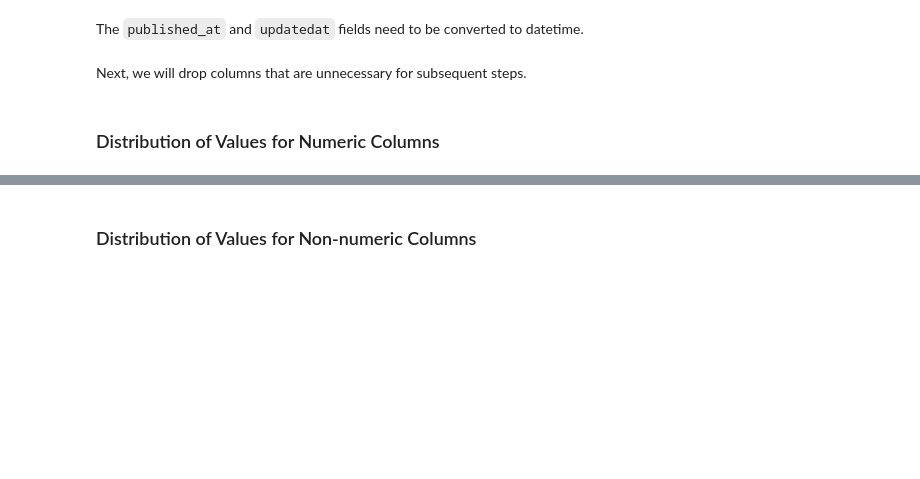
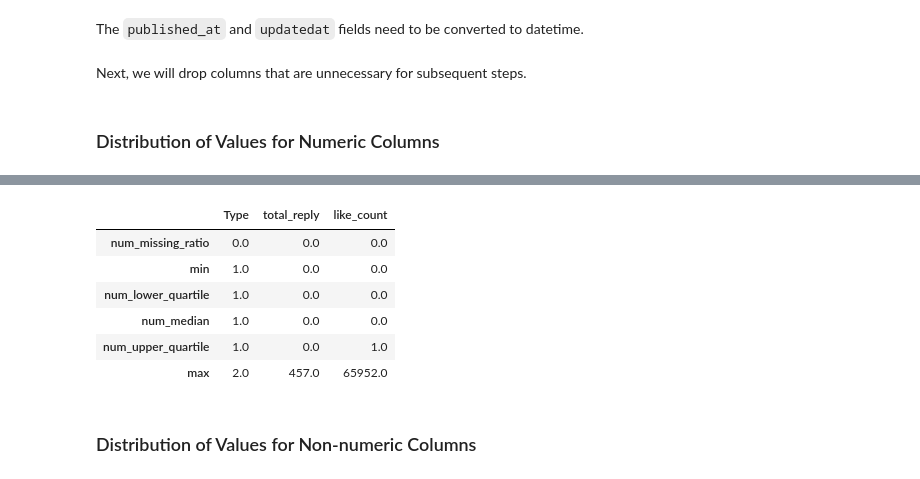
Before and after one commit to Mr-Phuong-Nam/Analyzing-about-top-tech-channels-on-Youtube, a Jupyter notebook: notebooks/2.0-preprocessing.ipynb, the cells around one changed output, grey strips where cells are left out. Drawn from its saved outputs; the diff is of its cells as text; code cells hidden in the pictures; blank space fills up the shorter version.

```diff
--- a/notebooks/2.0-preprocessing.ipynb
+++ b/notebooks/2.0-preprocessing.ipynb
@@ -160,8 +254,16 @@ num_col_info_df_videos
 # %%
-num_col_info_df_comments = df_comments.select_dtypes(include = ['int64', 'float64'])
+num_col_info_df_comments = df_comments.select_dtypes(include = num_types)
 
 num_col_info_df_comments = num_col_info_df_comments.agg([num_missing_ratio, "min", num_lower_quartile, num_median, num_upper_quartile, "max"])
 num_col_info_df_comments
+# %% [output]
+|  | Type | total_reply | like_count |
+| num_missing_ratio | 0.0 | 0.0 | 0.0 |
+| min | 1.0 | 0.0 | 0.0 |
+| num_lower_quartile | 1.0 | 0.0 | 0.0 |
+| num_median | 1.0 | 0.0 | 0.0 |
+| num_upper_quartile | 1.0 | 0.0 | 1.0 |
+| max | 2.0 | 457.0 | 65952.0 |
 # %% [markdown]
 ### Distribution of Values for Non-numeric Columns
 # %%
```
Also changed, not shown: parts of 18 cells of this notebook, 1 other file.
